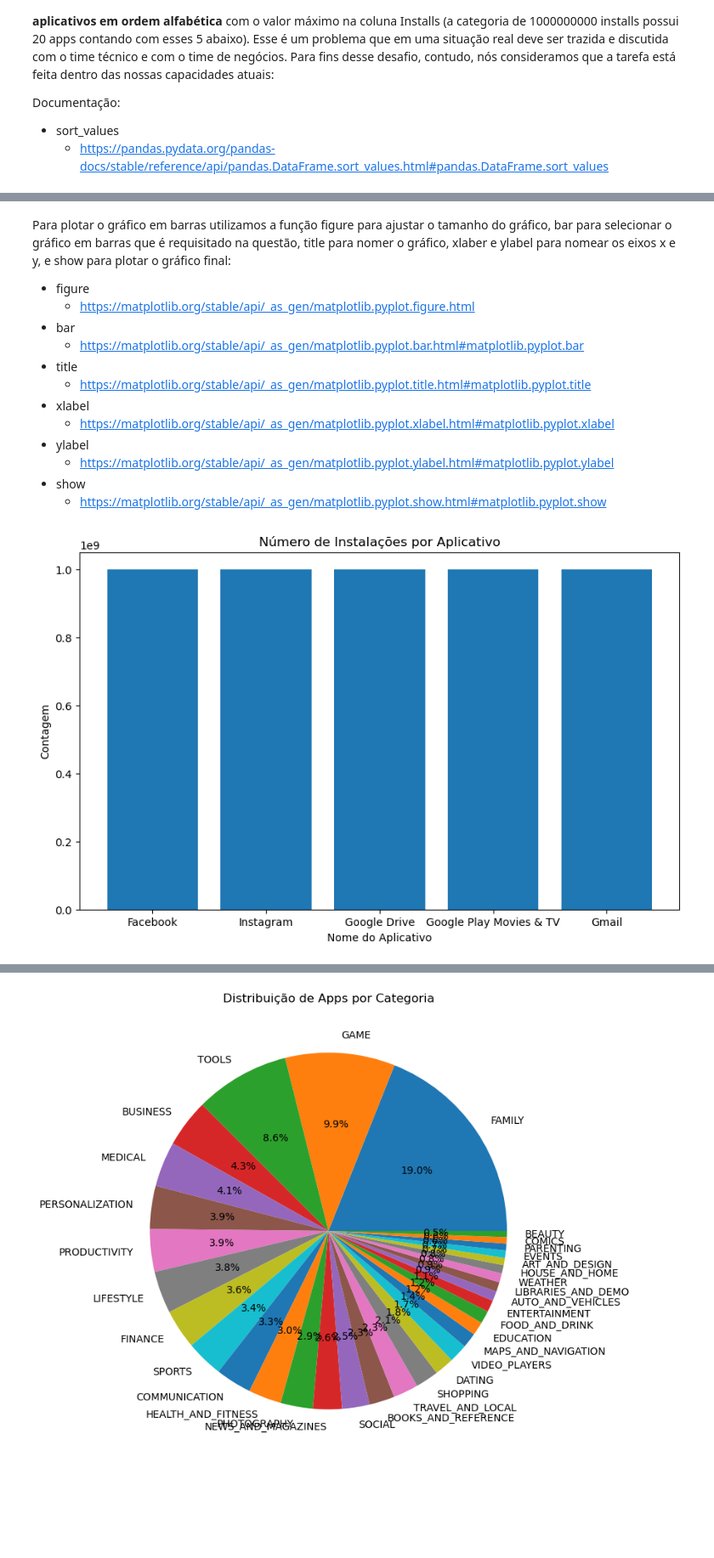
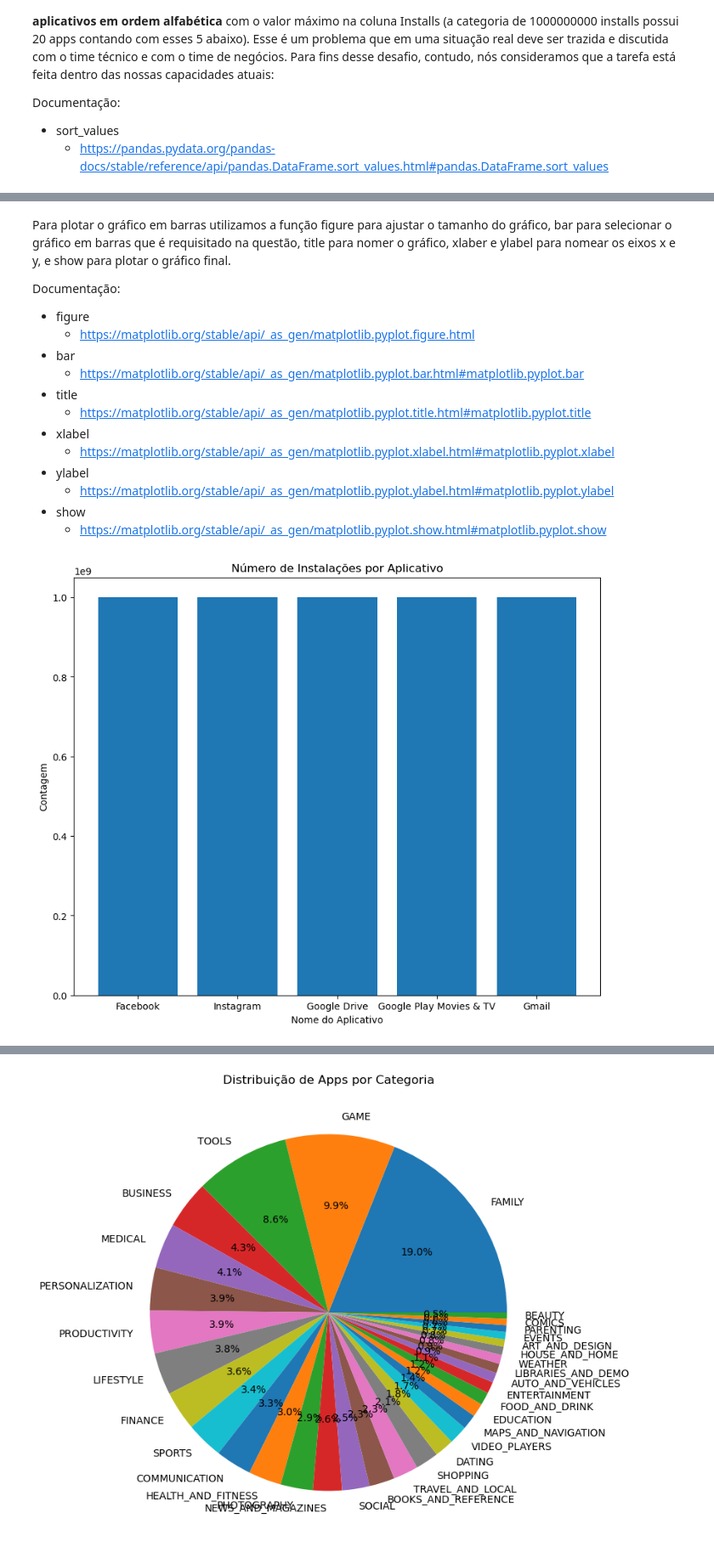
Before and after one commit to pgdemiranda/compass.uol-AWS, a Jupyter notebook: Sprint 2/Desafio/desafio.ipynb, the cells around one changed output, grey strips where cells are left out. Shown at 85% size. Saved outputs shown, nothing was run; the diff lists cells and outputs as text; code cells hidden in the pictures; blank space fills up the shorter version.

Commit message:
desafio finalizado

```diff
--- a/Sprint 2/Desafio/desafio.ipynb
+++ b/Sprint 2/Desafio/desafio.ipynb
@@ -249,8 +255,9 @@ df_aux
 | 4940 | Google Play Movies & TV | VIDEO_PLAYERS | 3.7 | 906384 | Varies with device | 1000000000 | Free | 0 | Teen | Video Players & Editors | ... |
 | 4869 | Gmail | COMMUNICATION | 4.3 | 4604324 | Varies with device | 1000000000 | Free | 0 | Everyone | Communication | ... |
 # %% [markdown]
-Para plotar o gráfico em barras utilizamos a função figure para ajustar o tamanho do gráfico, bar para selecionar o gráfico em barras que é requisitado na questão, title para nomer o gráfico, xlaber e ylabel para nomear os eixos x e y, e show para plotar o gráfico final:
+Para plotar o gráfico em barras utilizamos a função figure para ajustar o tamanho do gráfico, bar para selecionar o gráfico em barras que é requisitado na questão, title para nomer o gráfico, xlaber e ylabel para nomear os eixos x e y, e show para plotar o gráfico final.
 
+Documentação:
 - figure
     - https://matplotlib.org/stable/api/_as_gen/matplotlib.pyplot.figure.html
 - bar
@@ -264,12 +271,12 @@ Para plotar o gráfico em barras utilizamos a função figure para ajustar o tam
 - show
     - https://matplotlib.org/stable/api/_as_gen/matplotlib.pyplot.show.html#matplotlib.pyplot.show
 # %%
-plt.figure(figsize=(10, 6))
+plt.figure(figsize=(10, 8))
 plt.bar(df_aux['App'], df_aux['Installs'])
 plt.title('Número de Instalações por Aplicativo')
 plt.xlabel('Nome do Aplicativo')
 plt.ylabel('Contagem')
 plt.show()
 # %% [output]
-[figure, old version]
+[figure, new version]
 # %% [markdown]
```
Also changed, not shown: parts of 27 cells of this notebook.
